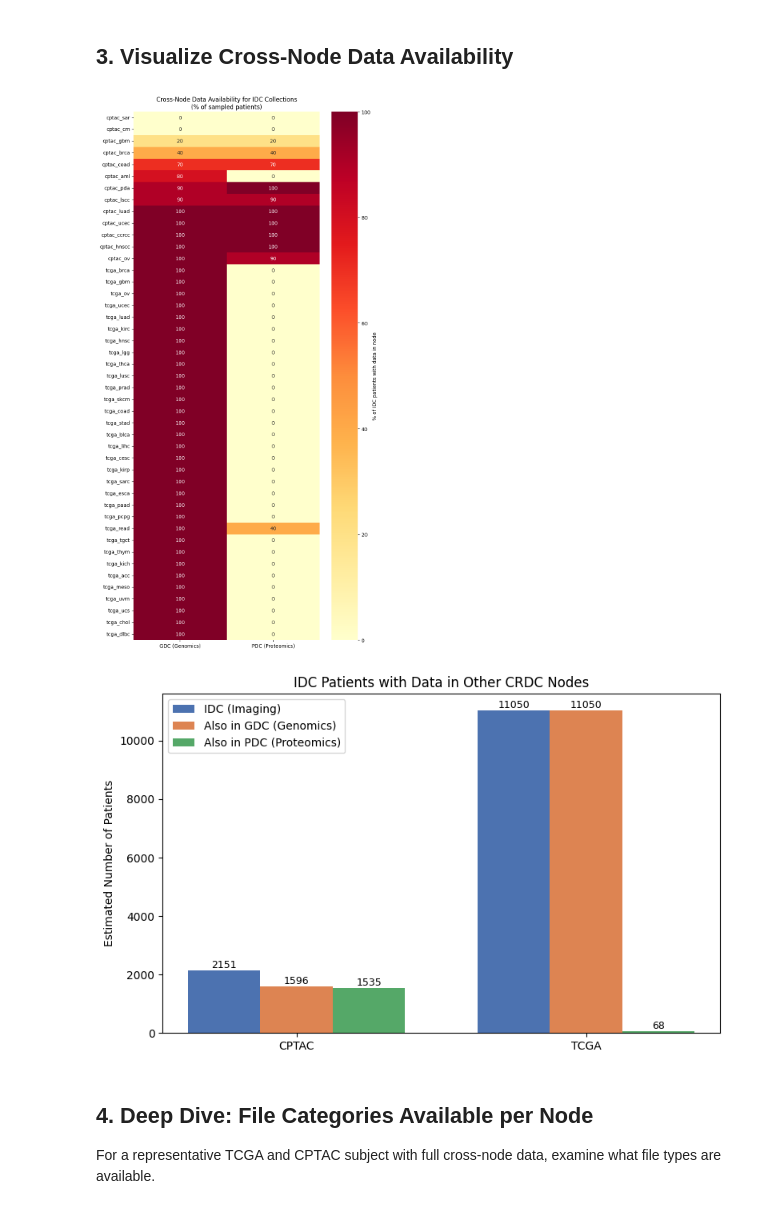
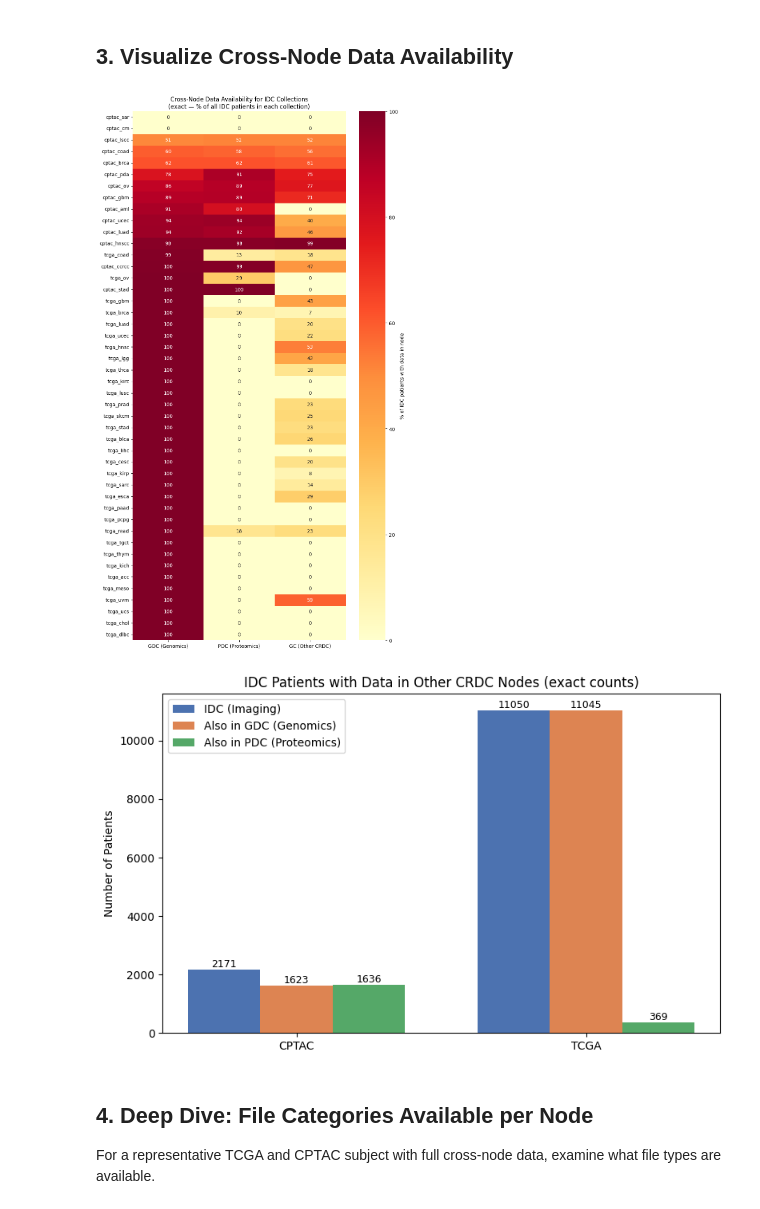
Before and after one commit to fedorov/idc-cda, a Jupyter notebook: notebooks/03_cross_node_analysis.ipynb, the cells around one changed output. Saved outputs shown, nothing was run; the diff lists cells and outputs as text; code cells hidden in the pictures.

```diff
--- a/notebooks/03_cross_node_analysis.ipynb
+++ b/notebooks/03_cross_node_analysis.ipynb
@@ -205,0 +208,17 @@ cross_node_df[['collection_id', 'program', 'idc_patients', 'sampled', 'pct_in_cd
+# %%
+# Sanity check: the CDA subject count must equal the IDC patient count for every collection.
+# If it doesn't, `project_short_name` is not selecting the collection the way we assume.
+mismatch = cross_node_df[cross_node_df['idc_patients'] != cross_node_df['cda_subjects']]
+print(f"collections where CDA subjects != IDC patients: {len(mismatch)} / {len(cross_node_df)}")
+if len(mismatch):
+    display(mismatch[['collection_id', 'idc_patients', 'cda_subjects']])
+
+# Percentages are now over all patients in the collection, not over a sample.
+for node in ['GDC', 'PDC', 'GC']:
+    cross_node_df[f'pct_{node}'] = (
+        cross_node_df[f'has_{node}'] / cross_node_df['idc_patients'] * 100
+    ).round(1)
+
+cross_node_df.to_csv(data_dir / 'cross_node_summary.csv', index=False)
+cross_node_df[['collection_id', 'program', 'idc_patients', 'cda_files',
+               'pct_GDC', 'pct_PDC', 'pct_GC', 'modalities']]
@@ -207,35 +245,33 @@ cross_node_df[['collection_id', 'program', 'idc_patients', 'sampled', 'pct_in_cd
 ## 3. Visualize Cross-Node Data Availability
 # %%
 # Heatmap: collections vs CRDC nodes
-heatmap_data = cross_node_df.set_index('collection_id')[['pct_GDC', 'pct_PDC']]
-heatmap_data.columns = ['GDC (Genomics)', 'PDC (Proteomics)']
+heatmap_data = cross_node_df.set_index('collection_id')[['pct_GDC', 'pct_PDC', 'pct_GC']]
+heatmap_data.columns = ['GDC (Genomics)', 'PDC (Proteomics)', 'GC (Other CRDC)']
 
 # Sort by GDC percentage descending
 heatmap_data = heatmap_data.sort_values('GDC (Genomics)', ascending=True)
 
-fig, ax = plt.subplots(figsize=(8, max(6, len(heatmap_data) * 0.35)))
+fig, ax = plt.subplots(figsize=(9, max(6, len(heatmap_data) * 0.35)))
 sns.heatmap(
     heatmap_data, annot=True, fmt='.0f', cmap='YlOrRd',
     vmin=0, vmax=100, ax=ax,
     cbar_kws={'label': '% of IDC patients with data in node'}
 )
-ax.set_title('Cross-Node Data Availability for IDC Collections\n(% of sampled patients)')
+ax.set_title('Cross-Node Data Availability for IDC Collections\n'
+             '(exact — % of all IDC patients in each collection)')
 ax.set_xlabel('')
 ax.set_ylabel('')
 plt.tight_layout()
 plt.savefig(data_dir / 'cross_node_heatmap.png', dpi=150, bbox_inches='tight')
 plt.show()
 # %% [output]
-[figure, old version]
+[figure, new version]
 # %%
-# Bar chart: estimated total patients with cross-node data
-cross_node_df['est_with_GDC'] = (cross_node_df['pct_GDC'] / 100 * cross_node_df['idc_patients']).round().astype(int)
-cross_node_df['est_with_PDC'] = (cross_node_df['pct_PDC'] / 100 * cross_node_df['idc_patients']).round().astype(int)
-
+# Bar chart: patients with cross-node data, by program
 by_program = cross_node_df.groupby('program').agg(
     idc_patients=('idc_patients', 'sum'),
-    est_with_GDC=('est_with_GDC', 'sum'),
-    est_with_PDC=('est_with_PDC', 'sum')
+    with_GDC=('has_GDC', 'sum'),
+    with_PDC=('has_PDC', 'sum')
 )
 
 fig, ax = plt.subplots(figsize=(8, 5))
@@ -243,13 +279,13 @@ x = range(len(by_program))
 width = 0.25
 
 bars1 = ax.bar([i - width for i in x], by_program['idc_patients'], width, label='IDC (Imaging)', color='#4C72B0')
-bars2 = ax.bar(x, by_program['est_with_GDC'], width, label='Also in GDC (Genomics)', color='#DD8452')
-bars3 = ax.bar([i + width for i in x], by_program['est_with_PDC'], width, label='Also in PDC (Proteomics)', color='#55A868')
+bars2 = ax.bar(x, by_program['with_GDC'], width, label='Also in GDC (Genomics)', color='#DD8452')
+bars3 = ax.bar([i + width for i in x], by_program['with_PDC'], width, label='Also in PDC (Proteomics)', color='#55A868')
 
 ax.set_xticks(x)
 ax.set_xticklabels(by_program.index)
-ax.set_ylabel('Estimated Number of Patients')
-ax.set_title('IDC Patients with Data in Other CRDC Nodes')
+ax.set_ylabel('Number of Patients')
+ax.set_title('IDC Patients with Data in Other CRDC Nodes (exact counts)')
 ax.legend()
 
 # Add value labels
@@ -264,7 +300,7 @@ plt.tight_layout()
 plt.savefig(data_dir / 'cross_node_bars.png', dpi=150, bbox_inches='tight')
 plt.show()
 # %% [output]
-[figure, old version]
+[figure, new version]
 # %% [markdown]
 ## 4. Deep Dive: File Categories Available per Node
 
```
Also changed, not shown: parts of 16 cells of this notebook, 4 other files.
